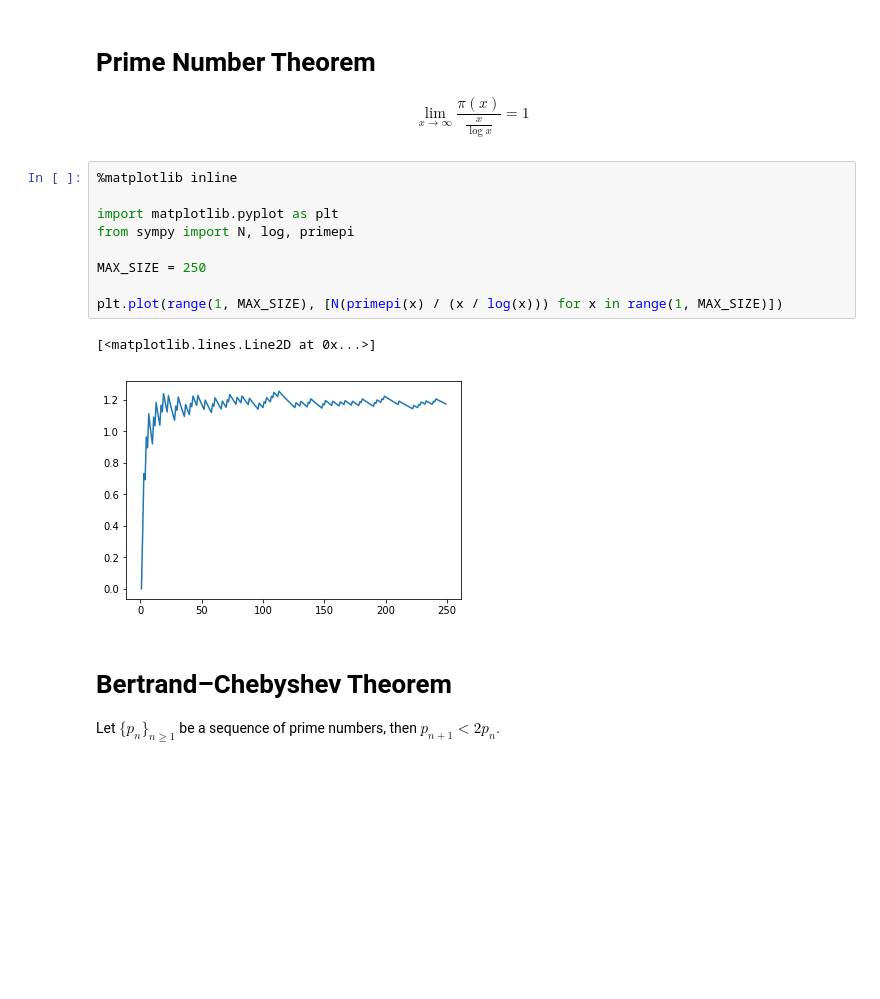
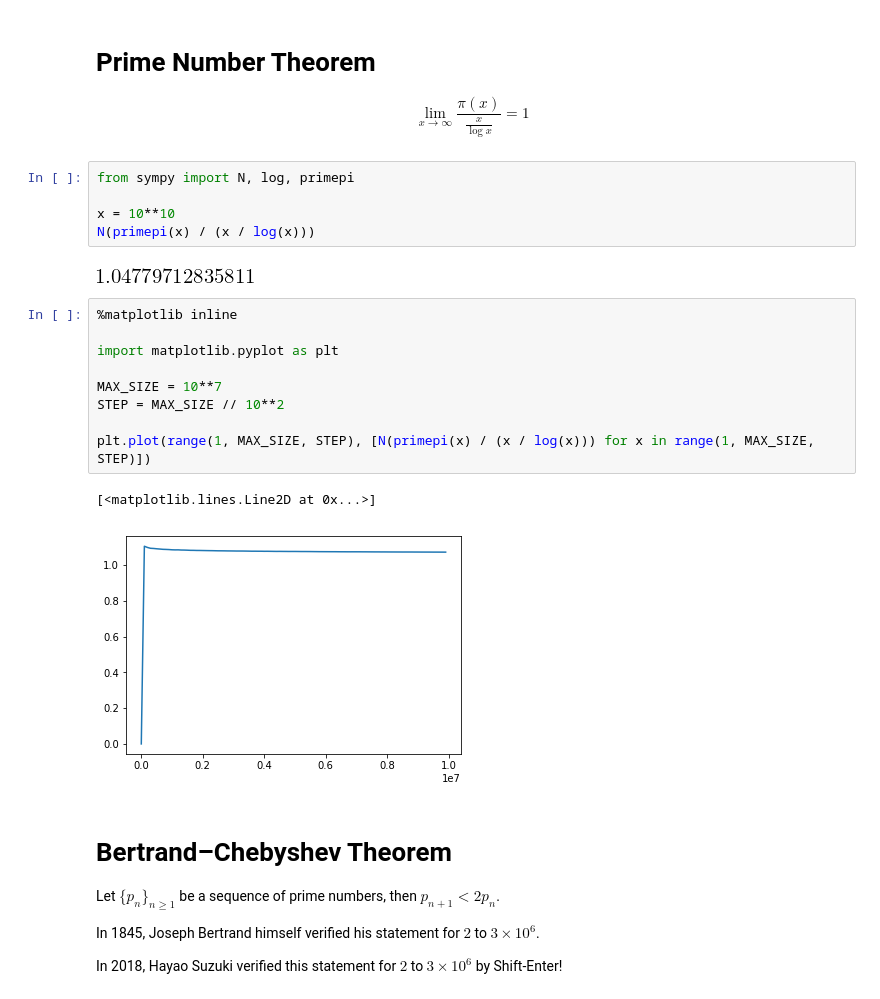
Before and after one commit to HayaoSuzuki/pyconjp2018, a Jupyter notebook: 180917slide.ipynb, the cells around one changed output. Cells and saved outputs as stored; diff of their text form; blank space fills up the shorter version.

```diff
--- a/180917slide.ipynb
+++ b/180917slide.ipynb
@@ -556,22 +594,33 @@ exp(A)
 # Prime Number Theorem
 
 $$ \lim_{x \to \infty} \displaystyle \frac{\pi(x)}{\displaystyle \frac{x}{\log{x}}} = 1$$
+# %%
+from sympy import N, log, primepi
+
+x = 10**10
+N(primepi(x) / (x / log(x)))
+# %% [output]
+[figure, added]
 # %%
 %matplotlib inline
 
 import matplotlib.pyplot as plt
-from sympy import N, log, primepi
 
-MAX_SIZE = 250
+MAX_SIZE = 10**7
+STEP = MAX_SIZE // 10**2
 
-plt.plot(range(1, MAX_SIZE), [N(primepi(x) / (x / log(x))) for x in range(1, MAX_SIZE)])
+plt.plot(range(1, MAX_SIZE, STEP), [N(primepi(x) / (x / log(x))) for x in range(1, MAX_SIZE, STEP)])
 # %% [output]
 [<matplotlib.lines.Line2D at 0x...>]
-[figure, old version]
+[figure, new version]
 # %% [markdown]
 # Bertrand–Chebyshev Theorem
 
 Let $\{p_{n}\} _{n\ge1}$ be a sequence of prime numbers, then $p_{n+1} < 2p_{n}$.
+
+In 1845, Joseph Bertrand himself verified his statement for $2$ to $3 \times 10^{6}$.
+
+In 2018, Hayao Suzuki verified this statement for $2$ to $3 \times 10^{6}$ by Shift-Enter!
 # %%
 from itertools import tee
 from sympy import sieve
```
Also changed, not shown: parts of 25 cells of this notebook, 1 other file.
